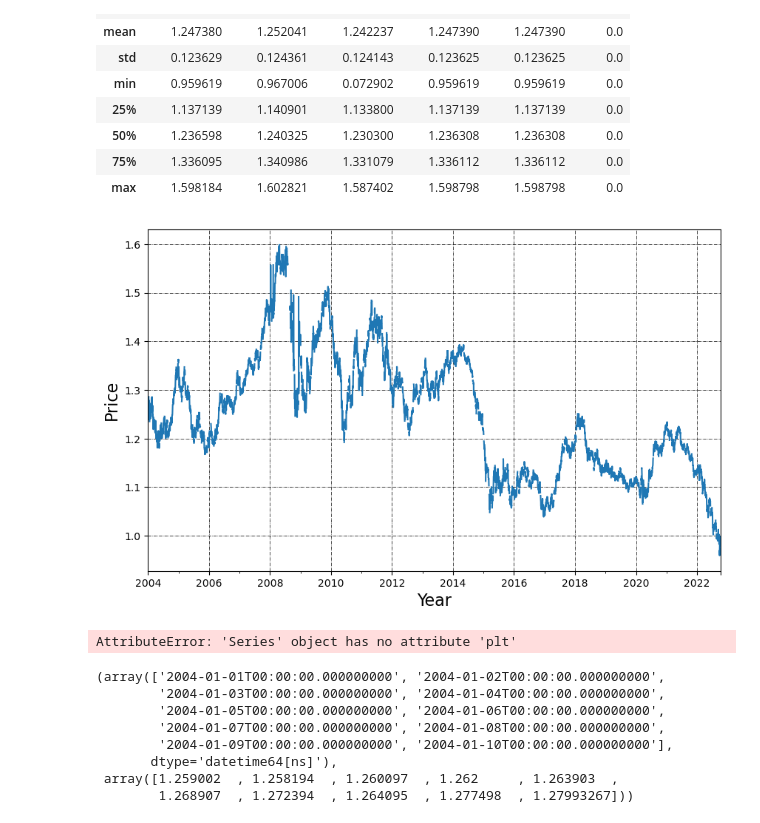
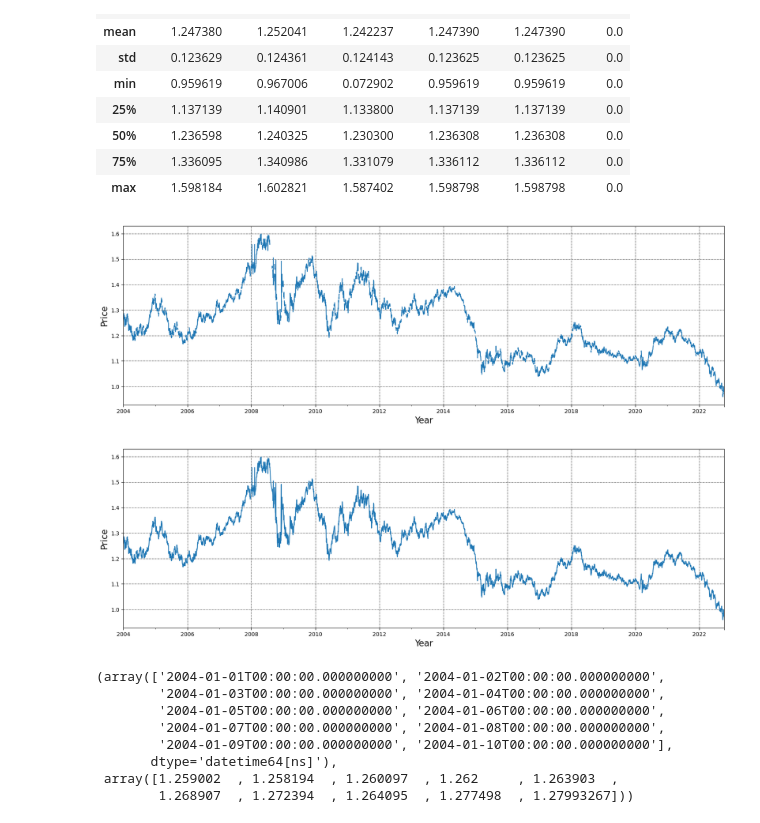
Before and after one commit to ducnguyenw02/Forex-prediction-EURUSD, a Jupyter notebook: forex-prediction-eurusd.ipynb, the cells around one changed output. Saved outputs shown, nothing was run; the diff lists cells and outputs as text; code cells hidden in the pictures.

```diff
--- a/forex-prediction-eurusd.ipynb
+++ b/forex-prediction-eurusd.ipynb
@@ -131,23 +131,23 @@ data.describe()
 # %%
 # Trực quan cột Close trong data
 import matplotlib.ticker as ticker
 from matplotlib import pyplot as plt
 
-data['Close'].plot(figsize=(10, 6))
+data['Close'].plot(figsize=(20, 6))
 
 plt.ylabel('Price', fontsize=16)
 plt.xlabel('Year', fontsize=16)
 
 plt.grid(which="major", color='k', linestyle='-.', linewidth=0.5)
 
 plt.show()
 # %% [output]
-[figure, old version]
+[figure, new version]
 # %%
 # Điền khuyết
 data = data.interpolate()
 
-data['Open'].plt(figsize=(20, 6))
+data['Close'].plot(figsize=(20, 6))
 
 plt.ylabel('Price', fontsize=16)
 plt.xlabel('Year', fontsize=16)
@@ -156,7 +156,7 @@ plt.grid(which="major", color='k', linestyle='-.', linewidth=0.5)
 
 plt.show()
 # %% [output]
-AttributeError: 'Series' object has no attribute 'plt'
+[figure, added]
 # %%
 timesteps = data.index.to_numpy()
 prices = data["Open"].to_numpy()
```
Also changed, not shown: parts of 10 cells of this notebook.
